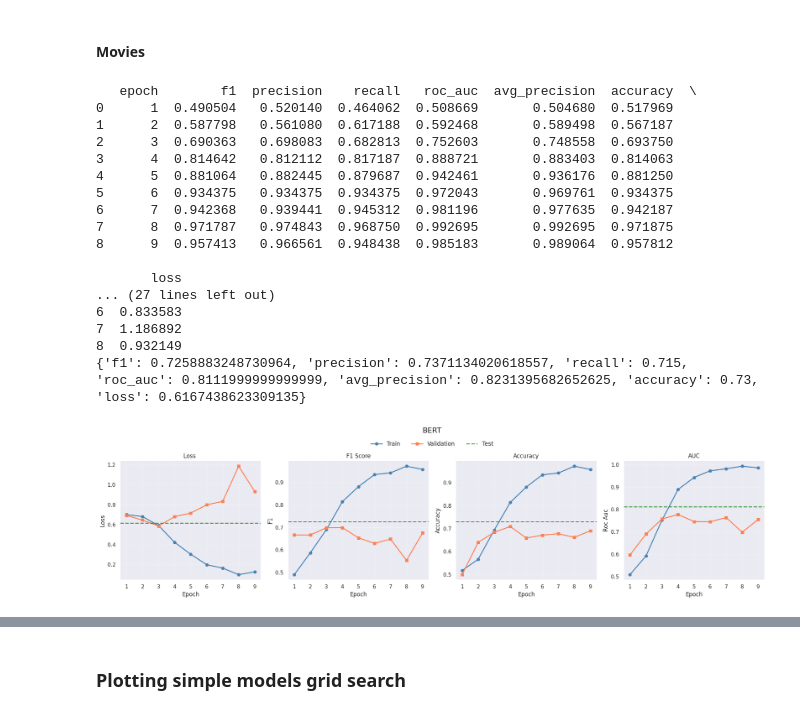
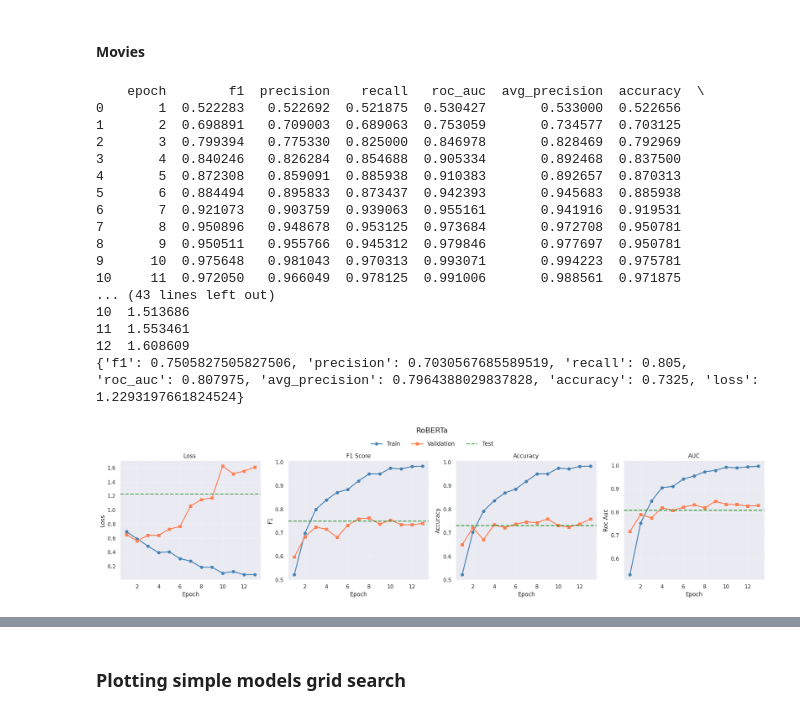
Before and after one commit to alan-man/tal-projet, a Jupyter notebook: plots_models.ipynb, the cells around one changed output, grey strips where cells are left out. Saved outputs shown, nothing was run; the diff lists cells and outputs as text; code cells hidden in the pictures.

```diff
--- a/plots_models.ipynb
+++ b/plots_models.ipynb
@@ -447,21 +449,25 @@ with open(json_path, 'r') as f:
-# %%
-plot_trans(results, savename="plots/movies_trans_bert_20ep_128ml", title="BERT")
-# %% [output]
-   epoch        f1  precision    recall   roc_auc  avg_precision  accuracy  \
-0      1  0.490504   0.520140  0.464062  0.508669       0.504680  0.517969
-1      2  0.587798   0.561080  0.617188  0.592468       0.589498  0.567187
-2      3  0.690363   0.698083  0.682813  0.752603       0.748558  0.693750
-3      4  0.814642   0.812112  0.817187  0.888721       0.883403  0.814063
-4      5  0.881064   0.882445  0.879687  0.942461       0.936176  0.881250
-5      6  0.934375   0.934375  0.934375  0.972043       0.969761  0.934375
-6      7  0.942368   0.939441  0.945312  0.981196       0.977635  0.942187
-7      8  0.971787   0.974843  0.968750  0.992695       0.992695  0.971875
-8      9  0.957413   0.966561  0.948438  0.985183       0.989064  0.957812
-
-       loss
-... (27 lines left out)
-6  0.833583
-7  1.186892
-8  0.932149
-{'f1': 0.7258883248730964, 'precision': 0.7371134020618557, 'recall': 0.715, 'roc_auc': 0.8111999999999999, 'avg_precision': 0.8231395682652625, 'accuracy': 0.73, 'loss': 0.6167438623309135}
-[figure, removed]
+# %%
+json_path = Path('results_json/movies_transformer_128_2e-05_FacebookAI_roberta-base_results.json')
+with open(json_path, 'r') as f:
+    results = json.load(f)
+
+plot_trans(results, savename="plots/movies_transformer_128_2e-05_roberta", title="RoBERTa")
+# %% [output]
+    epoch        f1  precision    recall   roc_auc  avg_precision  accuracy  \
+0       1  0.522283   0.522692  0.521875  0.530427       0.533000  0.522656
+1       2  0.698891   0.709003  0.689063  0.753059       0.734577  0.703125
+2       3  0.799394   0.775330  0.825000  0.846978       0.828469  0.792969
+3       4  0.840246   0.826284  0.854688  0.905334       0.892468  0.837500
+4       5  0.872308   0.859091  0.885938  0.910383       0.892657  0.870313
+5       6  0.884494   0.895833  0.873437  0.942393       0.945683  0.885938
+6       7  0.921073   0.903759  0.939063  0.955161       0.941916  0.919531
+7       8  0.950896   0.948678  0.953125  0.973684       0.972708  0.950781
+8       9  0.950511   0.955766  0.945312  0.979846       0.977697  0.950781
+9      10  0.975648   0.981043  0.970313  0.993071       0.994223  0.975781
+10     11  0.972050   0.966049  0.978125  0.991006       0.988561  0.971875
+... (43 lines left out)
+10  1.513686
+11  1.553461
+12  1.608609
+{'f1': 0.7505827505827506, 'precision': 0.7030567685589519, 'recall': 0.805, 'roc_auc': 0.807975, 'avg_precision': 0.7964388029837828, 'accuracy': 0.7325, 'loss': 1.2293197661824524}
+[figure, added]
```
Also changed, not shown: parts of 6 cells of this notebook, 7 other files.
